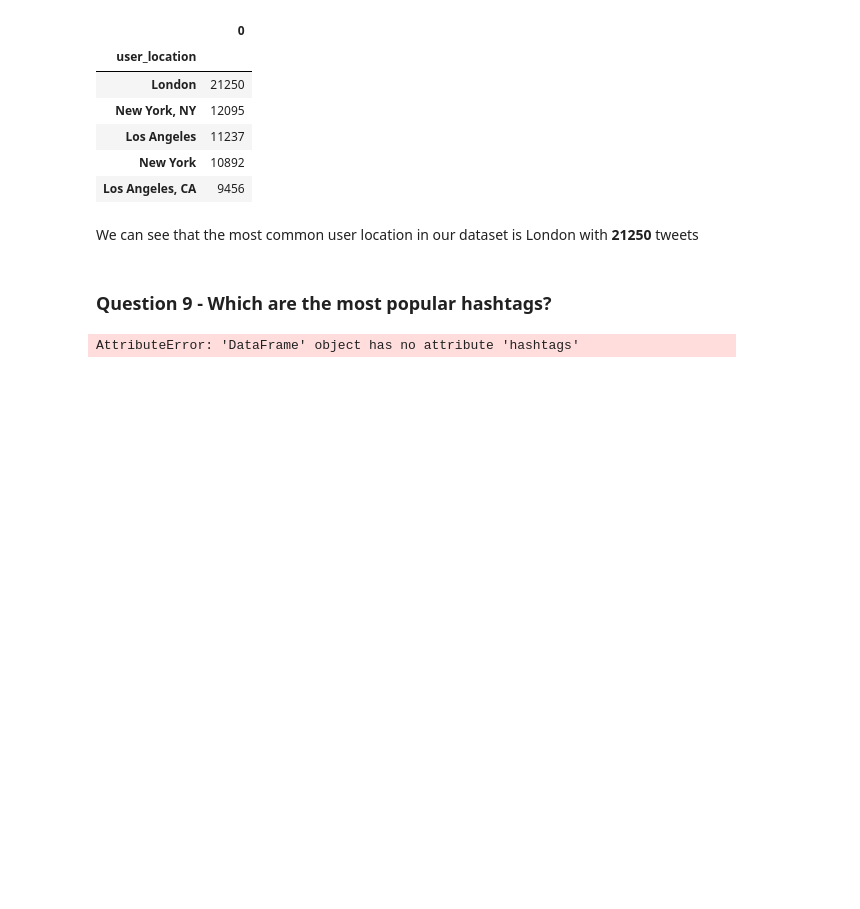
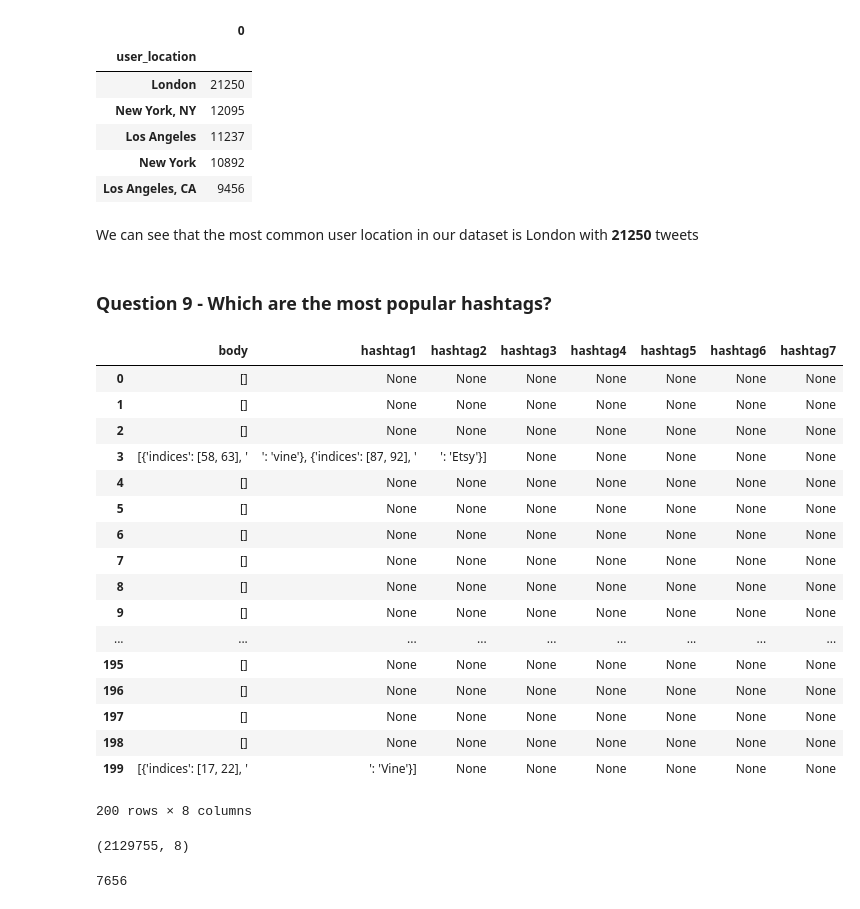
Before and after one commit to githubhugo/BigData_Jupyter-Exercise, a Jupyter notebook: twitter-pandas-exploration.ipynb, the cells around one changed output. Cells and saved outputs as stored; diff of their text form; code cells hidden in the pictures; blank space fills up the shorter version.

```diff
--- a/twitter-pandas-exploration.ipynb
+++ b/twitter-pandas-exploration.ipynb
@@ -290,8 +299,33 @@ We can see that the most common user location in our dataset is London with **21
 # %% [markdown]
 ### Question 9 - Which are the most popular hashtags?
 # %%
-hashdf = pd.DataFrame(rawdf.hashtags.str.split('text',3).tolist(),columns = ['body','hashtag1','hashtag2','hashtag3'])
+hashdf = pd.DataFrame(rawdf.hashtags.str.split('text',7).tolist(),columns = ['body','hashtag1','hashtag2','hashtag3','hashtag4',
+                                                                             'hashtag5','hashtag6','hashtag7'])
 
-hashdf.head()
+hashdf.head(200)
 # %% [output]
+|  | body | hashtag1 | hashtag2 | hashtag3 | hashtag4 | hashtag5 | hashtag6 | hashtag7 |
+| 0 | [] | None | None | None | None | None | None | None |
+| 1 | [] | None | None | None | None | None | None | None |
+| 2 | [] | None | None | None | None | None | None | None |
+| 3 | [{'indices': [58, 63], ' | ': 'vine'}, {'indices': [87, 92], ' | ': 'Etsy'}] | None | None | None | None | None |
+| 4 | [] | None | None | None | None | None | None | None |
+| 5 | [] | None | None | None | None | None | None | None |
+| 6 | [] | None | None | None | None | None | None | None |
+| 7 | [] | None | None | None | None | None | None | None |
+| 8 | [] | None | None | None | None | None | None | None |
+| 9 | [] | None | None | None | None | None | None | None |
+| ... | ... | ... | ... | ... | ... | ... | ... | ... |
+| 195 | [] | None | None | None | None | None | None | None |
+| 196 | [] | None | None | None | None | None | None | None |
+| 197 | [] | None | None | None | None | None | None | None |
+| 198 | [] | None | None | None | None | None | None | None |
+| 199 | [{'indices': [17, 22], ' | ': 'Vine'}] | None | None | None | None | None | None |
-AttributeError: 'DataFrame' object has no attribute 'hashtags'
+200 rows × 8 columns
+# %%
+print(hashdf.shape)
+
+2129755 - hashdf.hashtag7.isnull().sum()
+# %% [output]
+(2129755, 8)
+7656
```
Also changed, not shown: parts of 9 cells of this notebook.
